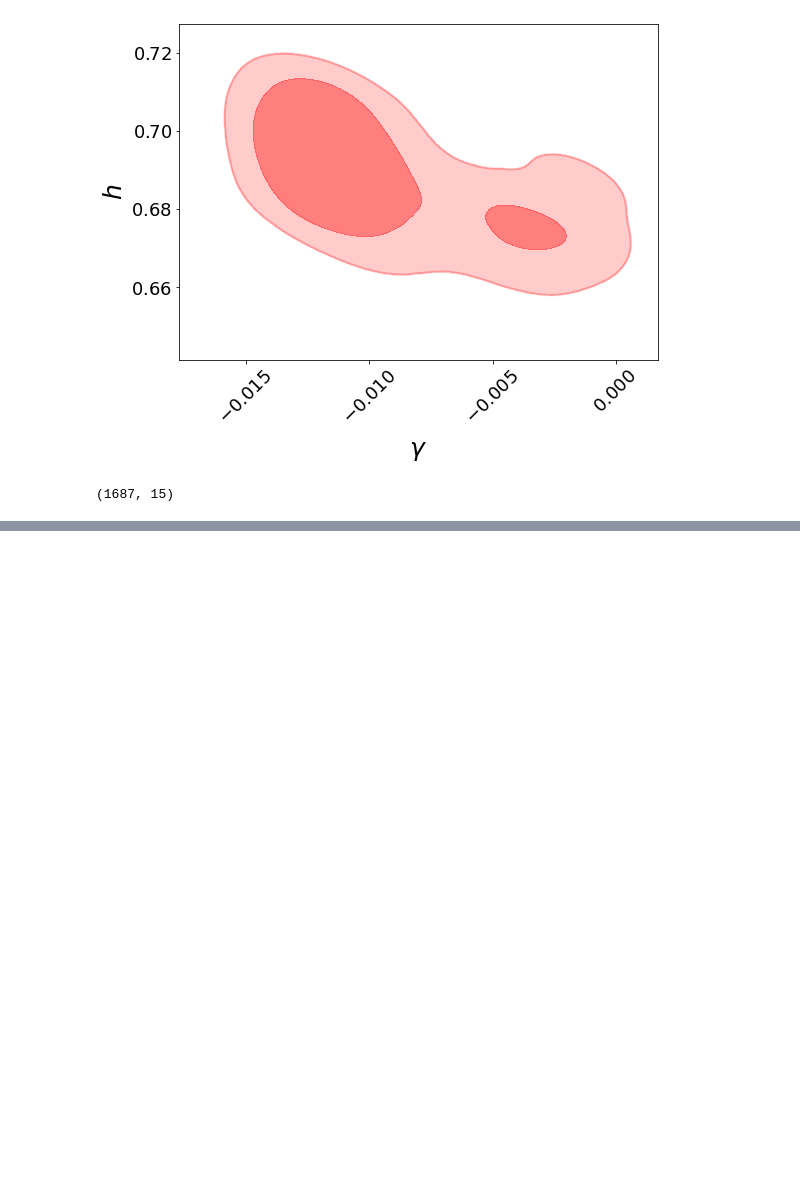
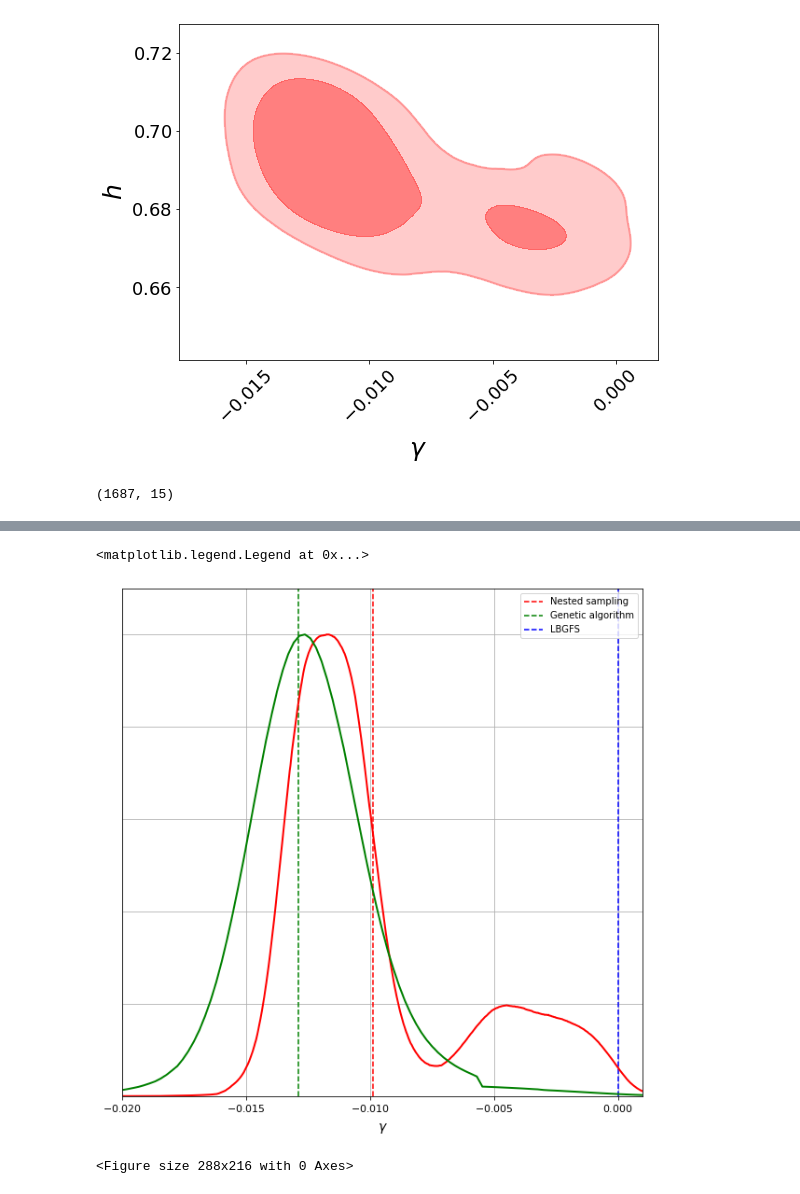
Before and after one commit to igomezv/cosmo_tools, a Jupyter notebook: models/genetic_paper/plots.ipynb, the cells around one changed output, grey strips where cells are left out. Cells and saved outputs as stored; diff of their text form; code cells hidden in the pictures; blank space fills up the shorter version.

```diff
--- a/models/genetic_paper/plots.ipynb
+++ b/models/genetic_paper/plots.ipynb
@@ -712,4 +541,45 @@ ax2.grid(axis='x')
 <Figure size 288x216 with 0 Axes>
+# %%
+fig = plt.figure(figsize=(10, 10))
+
+ax = fig.add_subplot(111)
+
+
+g = plots.get_single_plotter(width_inch=4,
+                             analysis_settings={'smooth_scale_1D': 0.3, 'ignore_rows': 0.1})
+
+g.plot_1d([dir_name_le+root_new, dir_name_le+root_ga], 'ggama', legend_labels=['Nested sampling', 'Genetic'], ax=ax,
+                line_args=[{'lw':2, 'color':'red'}, {'lw':2, 'color':'green'}])
+
+
+# g.subplots[1,0].grid(True)
+# g.subplots[2,0].grid(True)
+# # g.subplots[3,0].grid(True)
+# g.subplots[2,1].grid(True)
+
+# g.subplots[3,1].grid(True)
+# g.subplots[3,2].grid(True)
+ax.vlines(x=-0.0099, ymin=0, ymax=1.2, color='red', linestyles='dashed', label='Nested sampling')
+ax.vlines(x=-0.0129, ymin=0, ymax=1.2, color='green', linestyles='dashed', label='Genetic algorithm')
+ax.vlines(x=0.0, ymin=0, ymax=1.2, color='blue', linestyles='dashed', label='LBGFS')
+# g.set_xlim(-0.05, 0.0)
+ax.axis(xmin=-0.02, xmax=0.001)
+ax.grid()
+
+# df1 = pd.DataFrame(data1[:,3]).plot(kind='density', ax= ax)
+
+# pd.DataFrame(data2[:,3]).plot(kind='density', ax= ax, label='genetic')
+
+# kdeplot = sns.histplot(data2[:,3], label='genetic', stat='density')
+# kdeplot = sns.histplot(data_le2[:,5], label='genetic', ax=ax2, bins=200)
+# ax.set_xlabel('$\gamma$')
+# ax2.set_yticks([])
+# ax.set_ylabel('')
+ax.legend()
+# %% [output]
+<matplotlib.legend.Legend at 0x...>
+[figure, added]
+<Figure size 288x216 with 0 Axes>
 # %%
 fig, (ax1, ax2) = plt.subplots(1, 2, figsize=(20,10))
 fig.suptitle('Horizontally stacked subplots')
```
Also changed, not shown: parts of 18 cells of this notebook, 8 other files.
